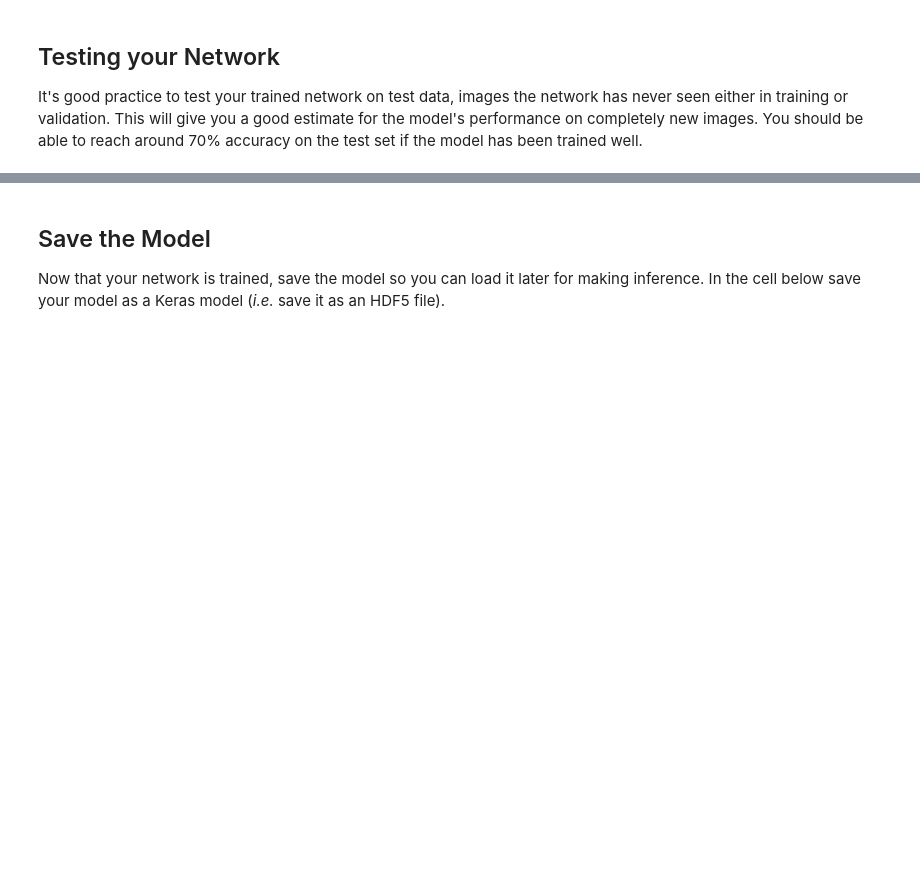
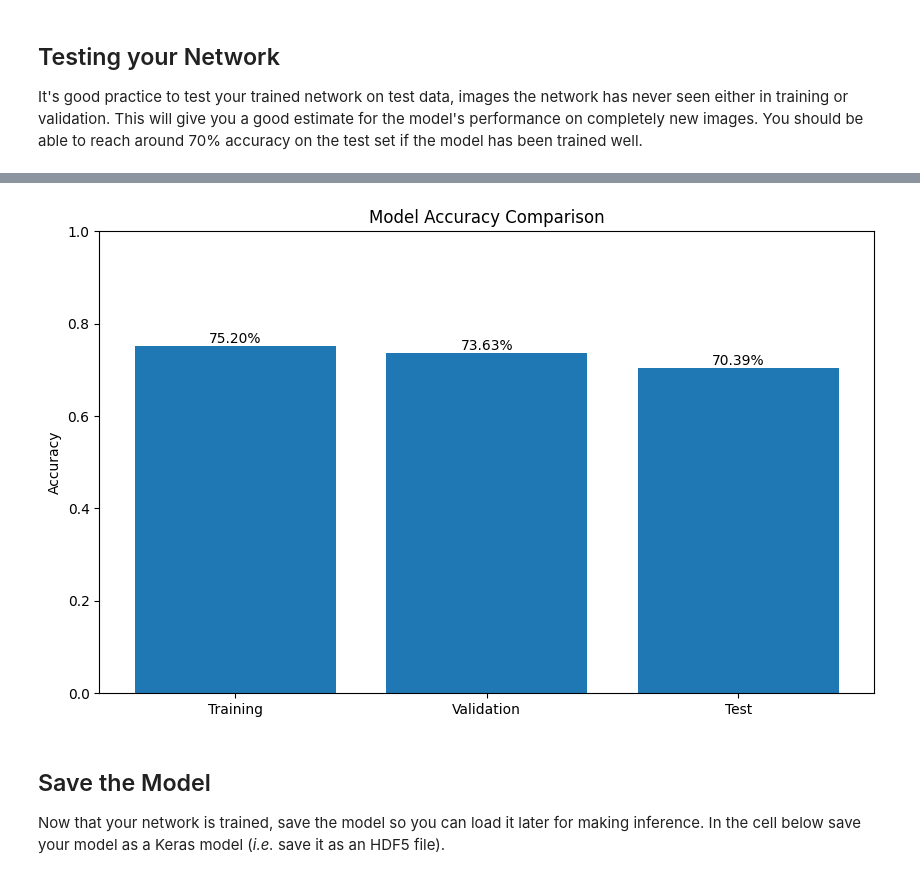
Before and after one commit to bigboy92/fend-matching-game, a Jupyter notebook: Project_Image_Classifier_Project.ipynb, the cells around one changed output, grey strips where cells are left out. Cells and saved outputs as stored; diff of their text form; code cells hidden in the pictures; blank space fills up the shorter version.

```diff
--- a/Project_Image_Classifier_Project.ipynb
+++ b/Project_Image_Classifier_Project.ipynb
@@ -304,0 +245,6 @@ plt.show()
+# %%
+# TODO: Print the loss and accuracy values achieved on the entire test set.
+
+test_loss, test_accuracy = model.evaluate(test_pipeline)
+print(f"Test Loss: {test_loss}")
+print(f"Test Accuracy: {test_accuracy}")
@@ -305,3 +255,24 @@ plt.show()
+# %%
+train_acc = history.history['accuracy'][-1]
+val_acc = history.history['val_accuracy'][-1]
+accuracies = [train_acc, val_acc, test_accuracy]
+labels = ['Training', 'Validation', 'Test']
+
+plt.figure(figsize=(10, 6))
+bars = plt.bar(labels, accuracies)
+plt.title('Model Accuracy Comparison')
+plt.ylabel('Accuracy')
+plt.ylim(0, 1)
+
+for bar in bars:
+    height = bar.get_height()
+    plt.text(bar.get_x() + bar.get_width()/2., height,
+             f'{height:.2%}',
+             ha='center', va='bottom')
+
+plt.show()
+# %% [output]
+[figure, added]
 # %% [markdown]
 ## Save the Model
 
```
Also changed, not shown: parts of 27 cells of this notebook.
